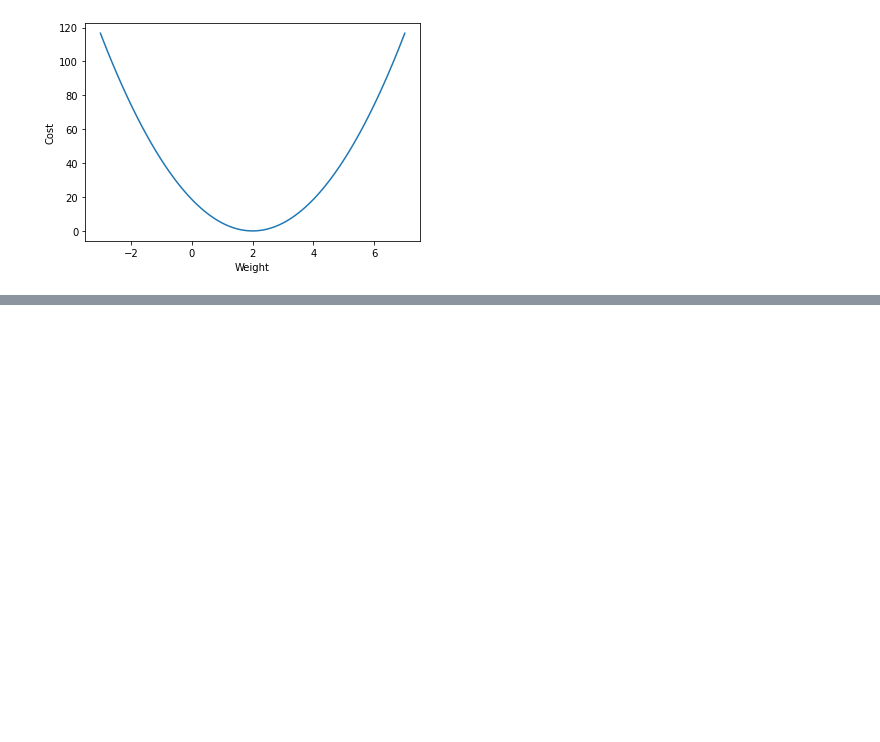
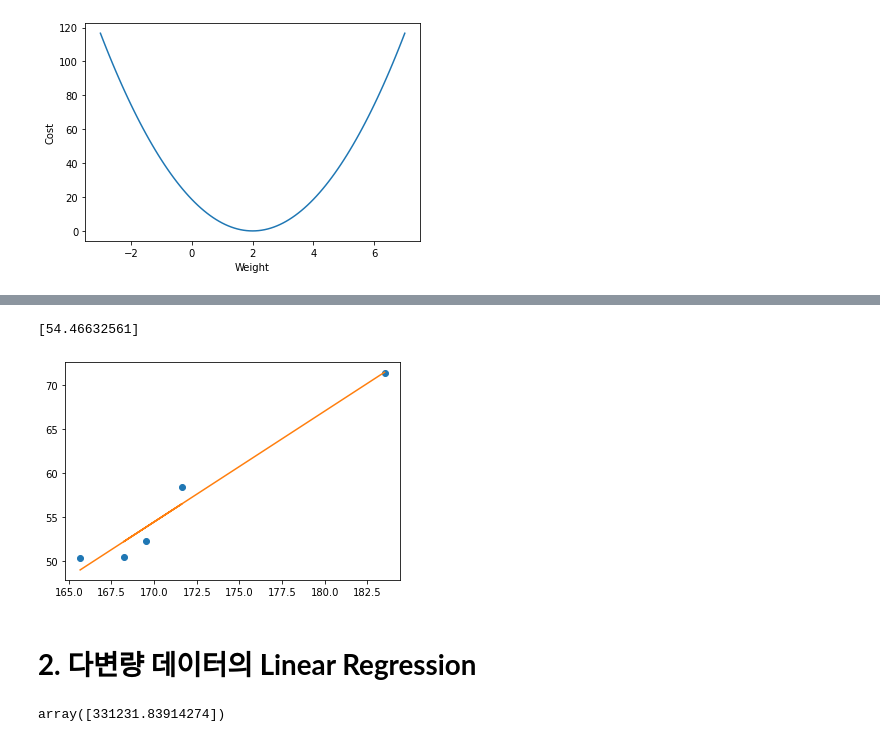
Before and after one commit to kdstheace/Python-Study, a Jupyter notebook: [Review]Machine_Learning.ipynb, the cells around one changed output, grey strips where cells are left out. Drawn from its saved outputs; the diff is of its cells as text; code cells hidden in the pictures; blank space fills up the shorter version.

```diff
--- a/[Review]Machine_Learning.ipynb
+++ b/[Review]Machine_Learning.ipynb
@@ -46,0 +101,47 @@ plt.show()
+# %%
+#문제: 키와 몸무게를 이용해 모델을 학습시키고 키 170인 사람의 몸무게를 예측하는 프로그램을 작성해라
+raw_data = {'Height' : [165.67, 171.63, 169.5, 168.22, 183.5],
+            'Weight' : [50.4, 58.45, 52.34, 50.5, 71.34 ],}
+
+X = np.array(raw_data['Height']).reshape(-1,1) #행은 몰라행, 열은 1 무조건 이렇게 쓰는 버릇하자!
+y = raw_data['Weight']
+
+model = LinearRegression()
+model.fit(X, y)
+result = model.predict([[170]])
+print(result)
+
+plt.plot(X, y, 'o')
+plt.plot(X, model.predict(X))
+plt.show()
+# %% [output]
+[54.46632561]
+[figure, added]
+# %% [markdown]
+# **2. 다변량 데이터의 Linear Regression**
+# %%
+from sklearn.linear_model import LinearRegression
+import numpy as np
+import matplotlib.pyplot as plt
+
+
+title = ['housing_median_age', 'total_rooms', 'total_bedrooms','population',	'households',	'median_income' ]
+data = pd.read_csv('sample_data/california_housing_test.csv')
+
+X = data[title]
+y = data['median_house_value']
+
+#2. 모델준비
+model = LinearRegression()
+
+#3. 학습
+model.fit(X,y)
+
+#4. 예측
+#27.000000	3885.000000	661.000000	1537.000000	606.000000	6.608500
+predict_data = [[27.000000, 3885.000000, 661.000000, 1537.000000, 606.000000, 6.608500]]
+house_value = model.predict(predict_data)
+
+house_value
+# %% [output]
+array([331231.83914274])
```
Also changed, not shown: parts of 4 cells of this notebook.
